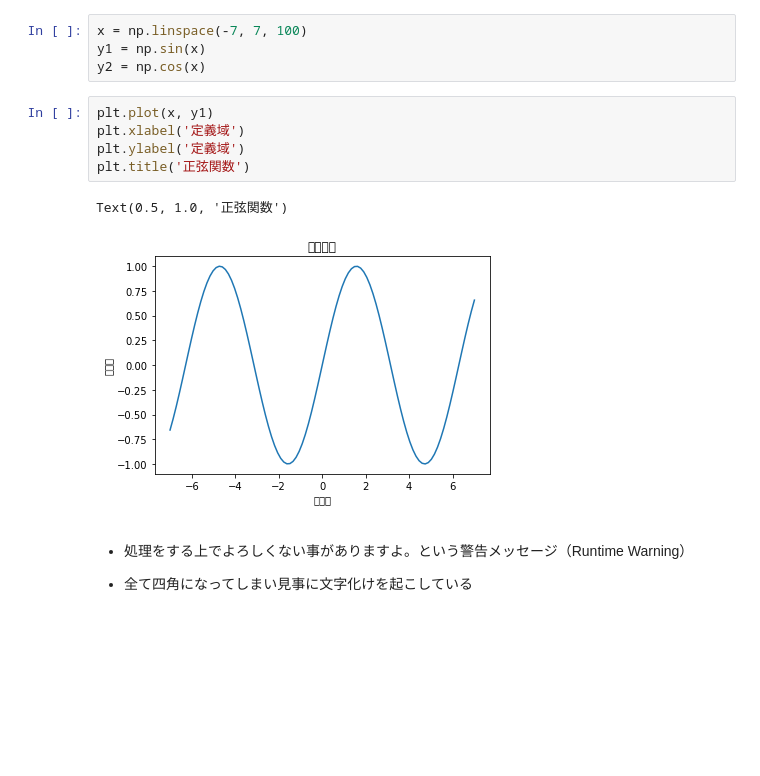
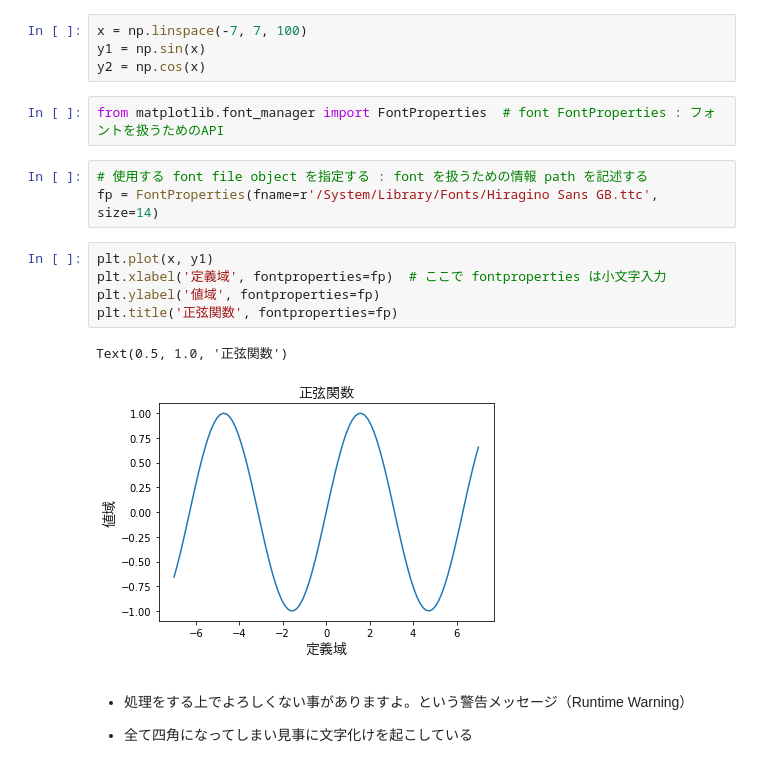
Before and after one commit to MoTo-LaBo/Machine-Learning-Basic, a Jupyter notebook: matplotlib/font_setting.ipynb, the cells around one changed output. Cells and saved outputs as stored; diff of their text form; blank space fills up the shorter version.

Commit message:
matplot add

```diff
--- a/matplotlib/font_setting.ipynb
+++ b/matplotlib/font_setting.ipynb
@@ -18,14 +18,19 @@ import matplotlib.pyplot as plt
 x = np.linspace(-7, 7, 100)
 y1 = np.sin(x)
 y2 = np.cos(x)
+# %%
+from matplotlib.font_manager import FontProperties  # font FontProperties : フォントを扱うためのAPI
+# %%
+# 使用する font file object を指定する : font を扱うための情報 path を記述する
+fp = FontProperties(fname=r'/System/Library/Fonts/Hiragino Sans GB.ttc', size=14)
 # %%
 plt.plot(x, y1)
-plt.xlabel('定義域')
-plt.ylabel('定義域')
-plt.title('正弦関数')
+plt.xlabel('定義域', fontproperties=fp)  # ここで fontproperties は小文字入力
+plt.ylabel('値域', fontproperties=fp)
+plt.title('正弦関数', fontproperties=fp)
 # %% [output]
 Text(0.5, 1.0, '正弦関数')
-[figure, old version]
+[figure, new version]
 # %% [markdown]
 - 処理をする上でよろしくない事がありますよ。という警告メッセージ（Runtime Warning）
 
```
Also changed, not shown: parts of 4 cells of this notebook, 1 other file.
